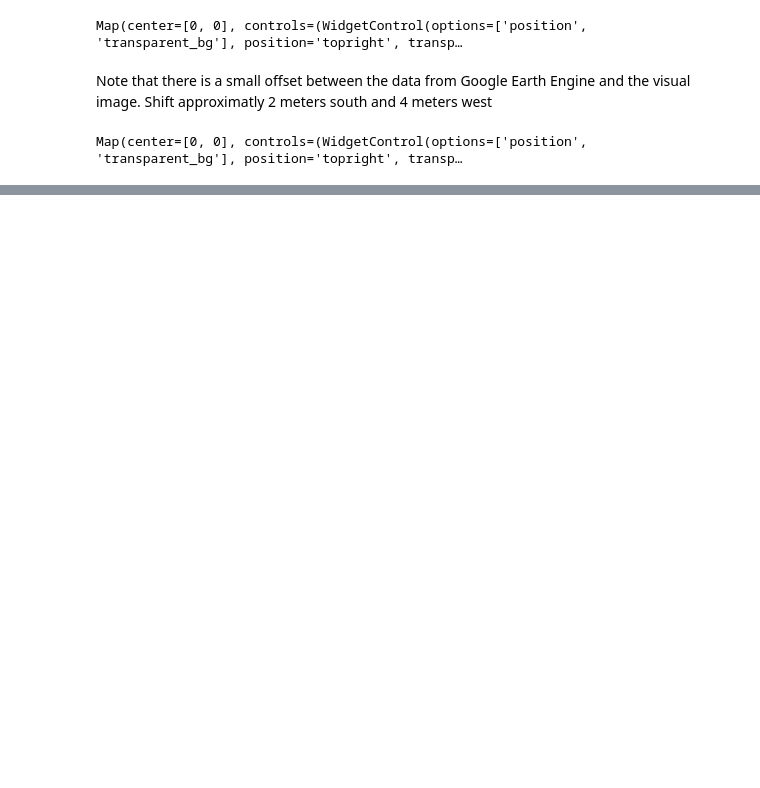
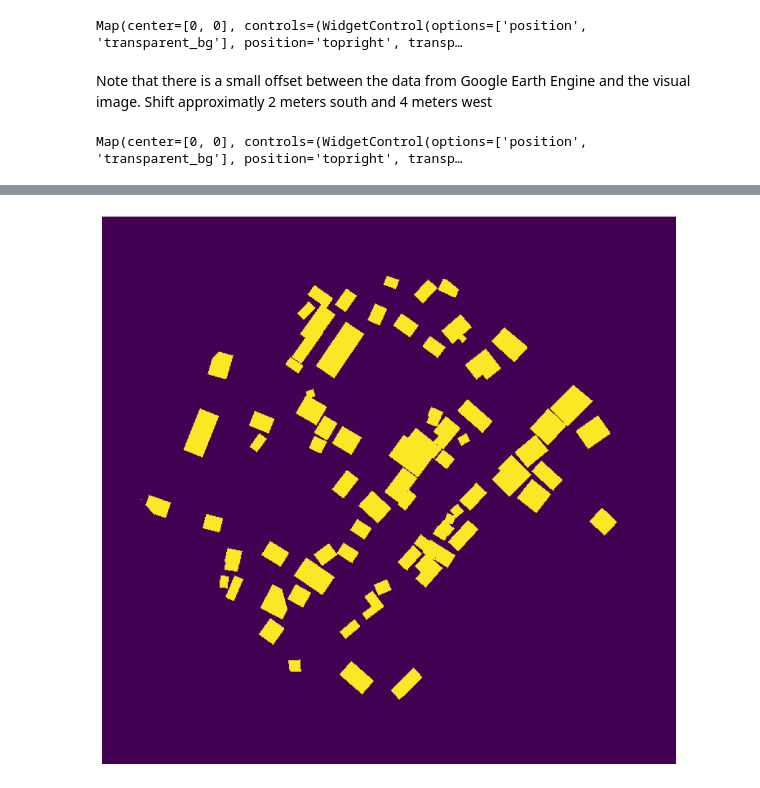
Before and after one commit to LilSheesh7/sds320, a Jupyter notebook: notebooks/main_notebook.ipynb, the cells around one changed output, grey strips where cells are left out. Saved outputs shown, nothing was run; the diff lists cells and outputs as text; code cells hidden in the pictures; blank space fills up the shorter version.

Commit message:
patch and pairing tiles for prototype

```diff
--- a/notebooks/main_notebook.ipynb
+++ b/notebooks/main_notebook.ipynb
@@ -292,0 +369,4 @@ Map(center=[0, 0], controls=(WidgetControl(options=['position', 'transparent_bg'
+# %%
+geoai.view_image("../data/processed/buildings_prototype.tif", figsize=(12,12))
+# %% [output]
+[figure, added]
```
Also changed, not shown: parts of 18 cells of this notebook.
